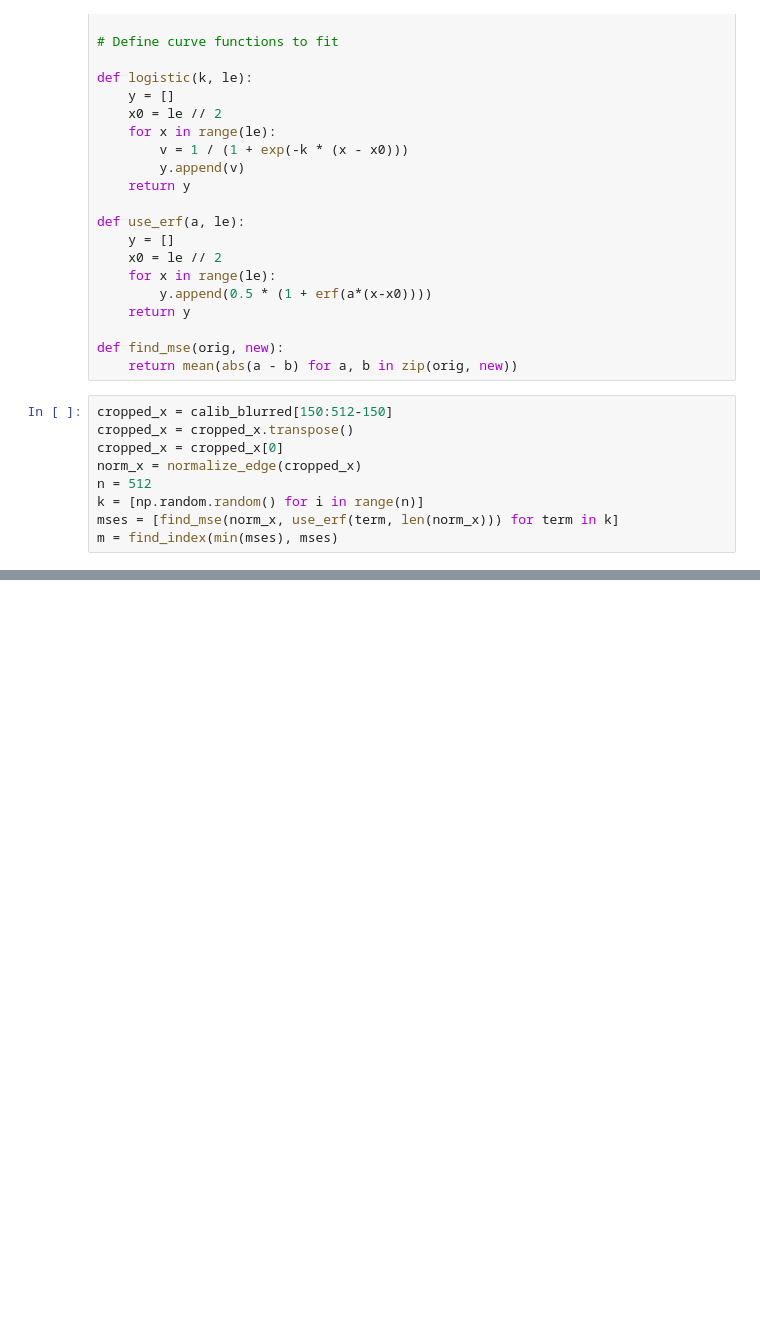
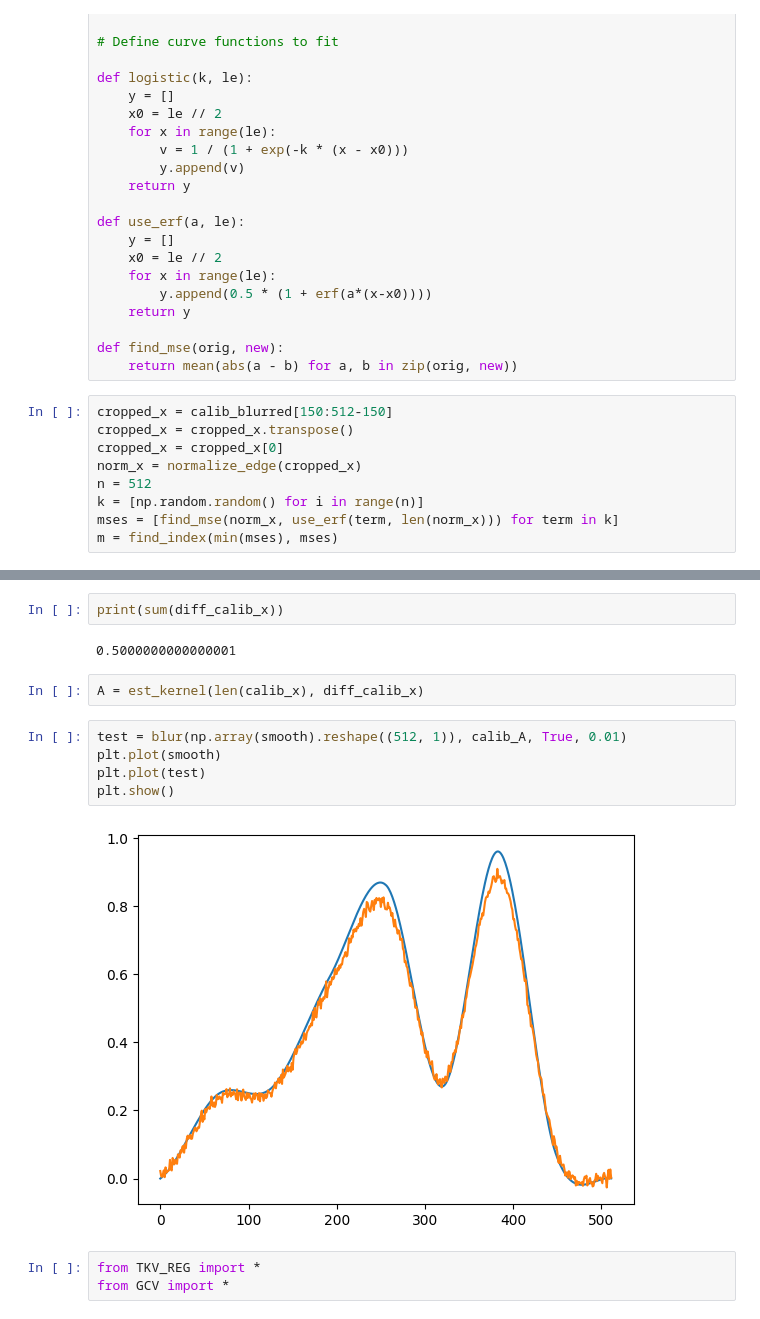
Before and after one commit to tpasfieldERAU/REU_Deblur, a Jupyter notebook: test_notebooks/presentation_graphics.ipynb, the cells around one changed output, grey strips where cells are left out. Drawn from its saved outputs; the diff is of its cells as text; blank space fills up the shorter version.

```diff
--- a/test_notebooks/presentation_graphics.ipynb
+++ b/test_notebooks/presentation_graphics.ipynb
@@ -179,0 +198,16 @@ plt.savefig('./figures/kernel.png', dpi=300)
+# %%
+print(sum(diff_calib_x))
+# %% [output]
+0.5000000000000001
+# %%
+A = est_kernel(len(calib_x), diff_calib_x)
+# %%
+test = blur(np.array(smooth).reshape((512, 1)), calib_A, True, 0.01)
+plt.plot(smooth)
+plt.plot(test)
+plt.show()
+# %% [output]
+[figure, added]
+# %%
+from TKV_REG import *
+from GCV import *
```
Also changed, not shown: parts of 8 cells of this notebook.
